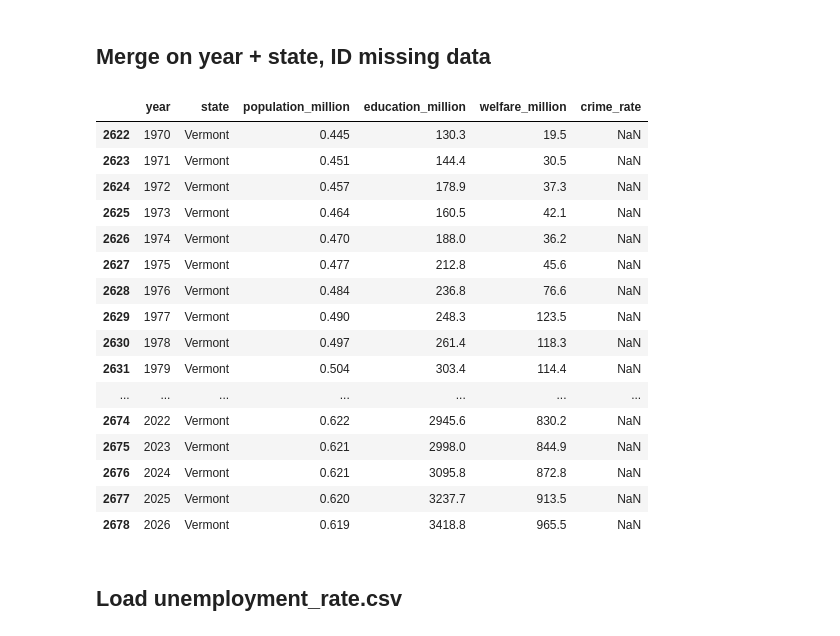
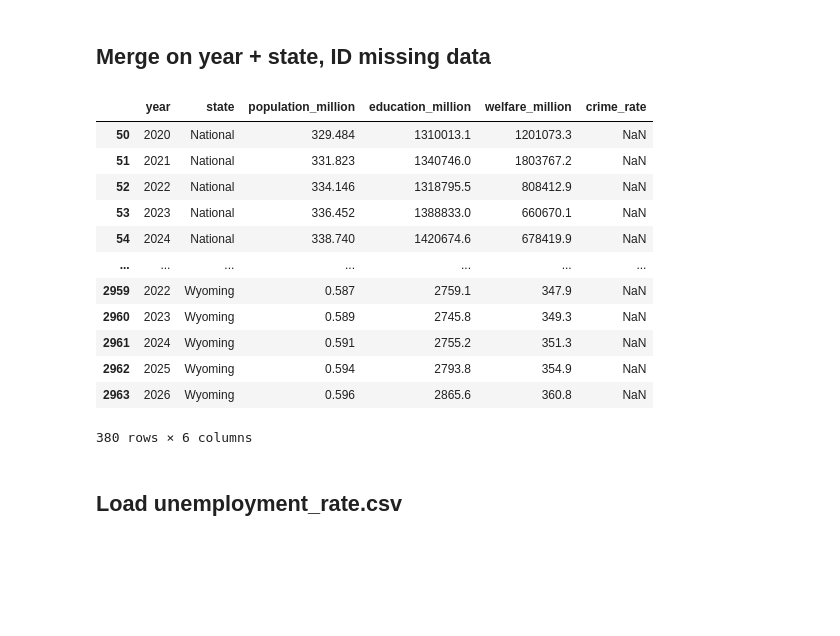
Before and after one commit to taytaka/Poverty_and_Minimum_Wage, a Jupyter notebook: ETL_merge_all_csv_files.ipynb, the cells around one changed output. Cells and saved outputs as stored; diff of their text form; code cells hidden in the pictures; blank space fills up the shorter version.

Commit message:
updated crime rate in dataset.csv

```diff
--- a/ETL_merge_all_csv_files.ipynb
+++ b/ETL_merge_all_csv_files.ipynb
@@ -175,6 +174,8 @@ filename = "crime_rate.csv"
 path_filename = path + filename
 
 crime_df = pd.read_csv(path_filename, delimiter=",")
+crime_df['year'] = crime_df['year'].astype(int)
+crime_df['crime_rate'] = crime_df['crime_rate'].astype(float)
 crime_df
 # %% [output]
 |  | year | state | crime_rate |
@@ -225,25 +242,21 @@ state_list
 # %%
 dataset_df = pd.merge(welfare_df, crime_df, how='outer',
                       left_on=['year','state'], right_on=['year','state'])
-dataset_df.loc[dataset_df['state']=='Vermont']
+dataset_df.loc[dataset_df['crime_rate'].isnull()]
 # %% [output]
 |  | year | state | population_million | education_million | welfare_million | crime_rate |
-| 2622 | 1970 | Vermont | 0.445 | 130.3 | 19.5 | NaN |
-| 2623 | 1971 | Vermont | 0.451 | 144.4 | 30.5 | NaN |
-| 2624 | 1972 | Vermont | 0.457 | 178.9 | 37.3 | NaN |
-| 2625 | 1973 | Vermont | 0.464 | 160.5 | 42.1 | NaN |
-| 2626 | 1974 | Vermont | 0.470 | 188.0 | 36.2 | NaN |
-| 2627 | 1975 | Vermont | 0.477 | 212.8 | 45.6 | NaN |
-| 2628 | 1976 | Vermont | 0.484 | 236.8 | 76.6 | NaN |
-| 2629 | 1977 | Vermont | 0.490 | 248.3 | 123.5 | NaN |
-| 2630 | 1978 | Vermont | 0.497 | 261.4 | 118.3 | NaN |
-| 2631 | 1979 | Vermont | 0.504 | 303.4 | 114.4 | NaN |
+| 50 | 2020 | National | 329.484 | 1310013.1 | 1201073.3 | NaN |
+| 51 | 2021 | National | 331.823 | 1340746.0 | 1803767.2 | NaN |
+| 52 | 2022 | National | 334.146 | 1318795.5 | 808412.9 | NaN |
+| 53 | 2023 | National | 336.452 | 1388833.0 | 660670.1 | NaN |
+| 54 | 2024 | National | 338.740 | 1420674.6 | 678419.9 | NaN |
 | ... | ... | ... | ... | ... | ... | ... |
-| 2674 | 2022 | Vermont | 0.622 | 2945.6 | 830.2 | NaN |
-| 2675 | 2023 | Vermont | 0.621 | 2998.0 | 844.9 | NaN |
-| 2676 | 2024 | Vermont | 0.621 | 3095.8 | 872.8 | NaN |
-| 2677 | 2025 | Vermont | 0.620 | 3237.7 | 913.5 | NaN |
-| 2678 | 2026 | Vermont | 0.619 | 3418.8 | 965.5 | NaN |
+| 2959 | 2022 | Wyoming | 0.587 | 2759.1 | 347.9 | NaN |
+| 2960 | 2023 | Wyoming | 0.589 | 2745.8 | 349.3 | NaN |
+| 2961 | 2024 | Wyoming | 0.591 | 2755.2 | 351.3 | NaN |
+| 2962 | 2025 | Wyoming | 0.594 | 2793.8 | 354.9 | NaN |
+| 2963 | 2026 | Wyoming | 0.596 | 2865.6 | 360.8 | NaN |
+380 rows × 6 columns
 # %% [markdown]
 ## Load unemployment_rate.csv
 # %%
```
Also changed, not shown: parts of 10 cells of this notebook, 2 other files.
